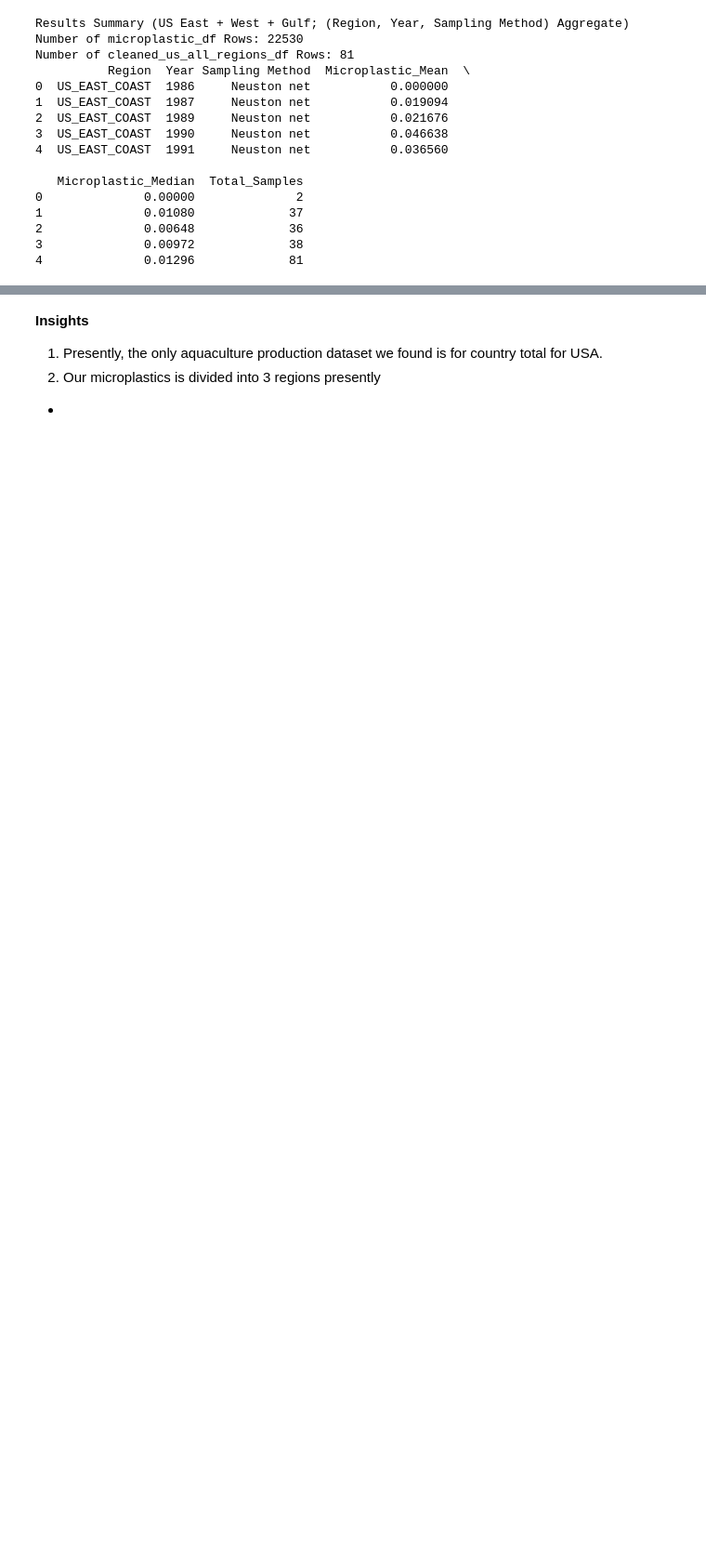
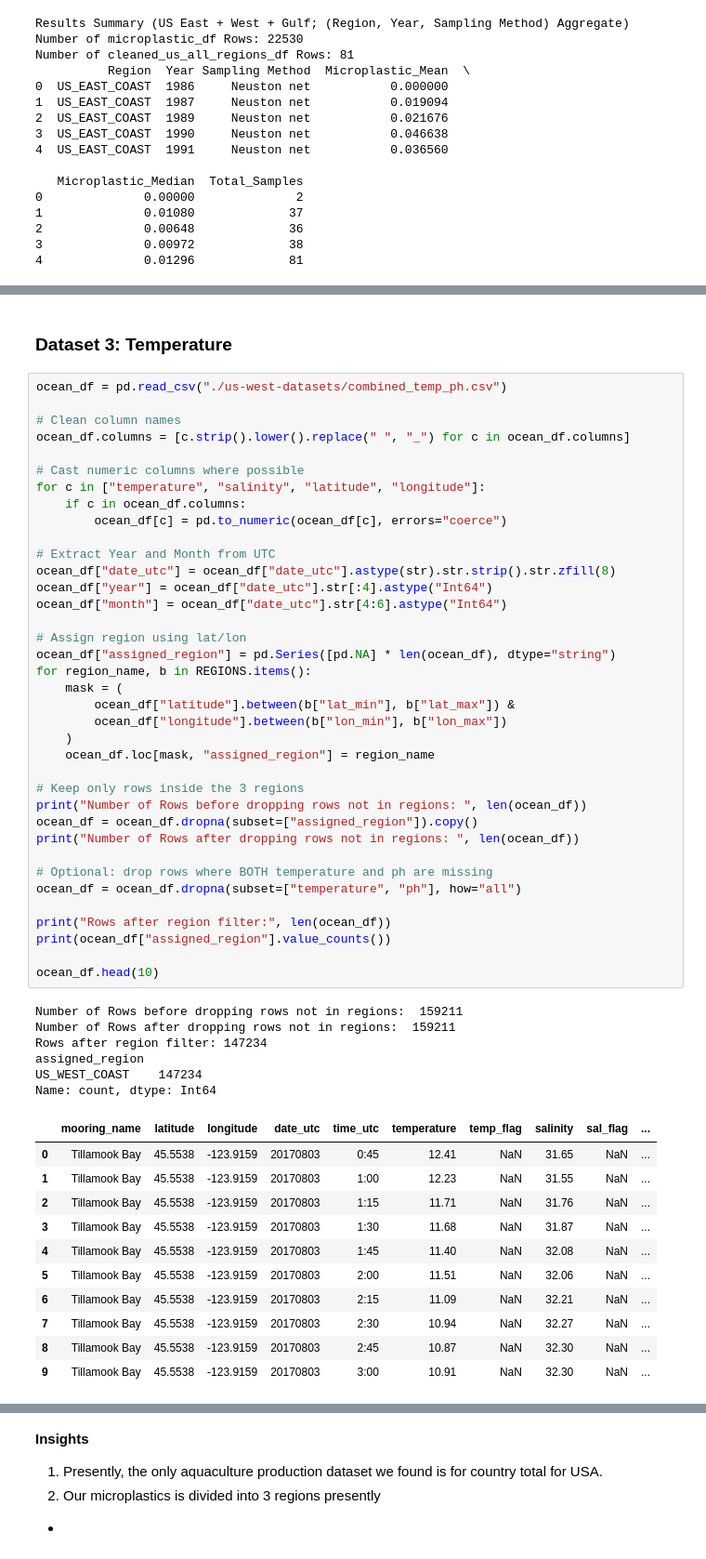
Before and after one commit to Xuanniee/BC3412-Business-Analytics-Consult-Group-Project, a Jupyter notebook: us_data_exploration.ipynb, the cells around one changed output, grey strips where cells are left out. Shown at 93% size. Cells and saved outputs as stored; diff of their text form; blank space fills up the shorter version.

Commit message:
Combine the microplsatic with fishing dataset

```diff
--- a/us_data_exploration.ipynb
+++ b/us_data_exploration.ipynb
@@ -422,0 +585,57 @@ Number of cleaned_us_all_regions_df Rows: 81
+# %% [markdown]
+### Dataset 3: Temperature
+# %%
+ocean_df = pd.read_csv("./us-west-datasets/combined_temp_ph.csv")
+
+# Clean column names
+ocean_df.columns = [c.strip().lower().replace(" ", "_") for c in ocean_df.columns]
+
+# Cast numeric columns where possible
+for c in ["temperature", "salinity", "latitude", "longitude"]:
+    if c in ocean_df.columns:
+        ocean_df[c] = pd.to_numeric(ocean_df[c], errors="coerce")
+
+# Extract Year and Month from UTC
+ocean_df["date_utc"] = ocean_df["date_utc"].astype(str).str.strip().str.zfill(8)
+ocean_df["year"] = ocean_df["date_utc"].str[:4].astype("Int64")
+ocean_df["month"] = ocean_df["date_utc"].str[4:6].astype("Int64")
+
+# Assign region using lat/lon
+ocean_df["assigned_region"] = pd.Series([pd.NA] * len(ocean_df), dtype="string")
+for region_name, b in REGIONS.items():
+    mask = (
+        ocean_df["latitude"].between(b["lat_min"], b["lat_max"]) &
+        ocean_df["longitude"].between(b["lon_min"], b["lon_max"])
+    )
+    ocean_df.loc[mask, "assigned_region"] = region_name
+
+# Keep only rows inside the 3 regions
+print("Number of Rows before dropping rows not in regions: ", len(ocean_df))
+ocean_df = ocean_df.dropna(subset=["assigned_region"]).copy()
+print("Number of Rows after dropping rows not in regions: ", len(ocean_df))
+
+# Optional: drop rows where BOTH temperature and ph are missing
+ocean_df = ocean_df.dropna(subset=["temperature", "ph"], how="all")
+
+print("Rows after region filter:", len(ocean_df))
+print(ocean_df["assigned_region"].value_counts())
+
+ocean_df.head(10)
+# %% [output]
+Number of Rows before dropping rows not in regions:  159211
+Number of Rows after dropping rows not in regions:  159211
+Rows after region filter: 147234
+assigned_region
+US_WEST_COAST    147234
+Name: count, dtype: Int64
+|  | mooring_name | latitude | longitude | date_utc | time_utc | temperature | temp_flag | salinity | sal_flag | ... |
+| 0 | Tillamook Bay | 45.5538 | -123.9159 | 20170803 | 0:45 | 12.41 | NaN | 31.65 | NaN | ... |
+| 1 | Tillamook Bay | 45.5538 | -123.9159 | 20170803 | 1:00 | 12.23 | NaN | 31.55 | NaN | ... |
+| 2 | Tillamook Bay | 45.5538 | -123.9159 | 20170803 | 1:15 | 11.71 | NaN | 31.76 | NaN | ... |
+| 3 | Tillamook Bay | 45.5538 | -123.9159 | 20170803 | 1:30 | 11.68 | NaN | 31.87 | NaN | ... |
+| 4 | Tillamook Bay | 45.5538 | -123.9159 | 20170803 | 1:45 | 11.40 | NaN | 32.08 | NaN | ... |
+| 5 | Tillamook Bay | 45.5538 | -123.9159 | 20170803 | 2:00 | 11.51 | NaN | 32.06 | NaN | ... |
+| 6 | Tillamook Bay | 45.5538 | -123.9159 | 20170803 | 2:15 | 11.09 | NaN | 32.21 | NaN | ... |
+| 7 | Tillamook Bay | 45.5538 | -123.9159 | 20170803 | 2:30 | 10.94 | NaN | 32.27 | NaN | ... |
+| 8 | Tillamook Bay | 45.5538 | -123.9159 | 20170803 | 2:45 | 10.87 | NaN | 32.30 | NaN | ... |
+| 9 | Tillamook Bay | 45.5538 | -123.9159 | 20170803 | 3:00 | 10.91 | NaN | 32.30 | NaN | ... |
```
Also changed, not shown: parts of 47 cells of this notebook.
